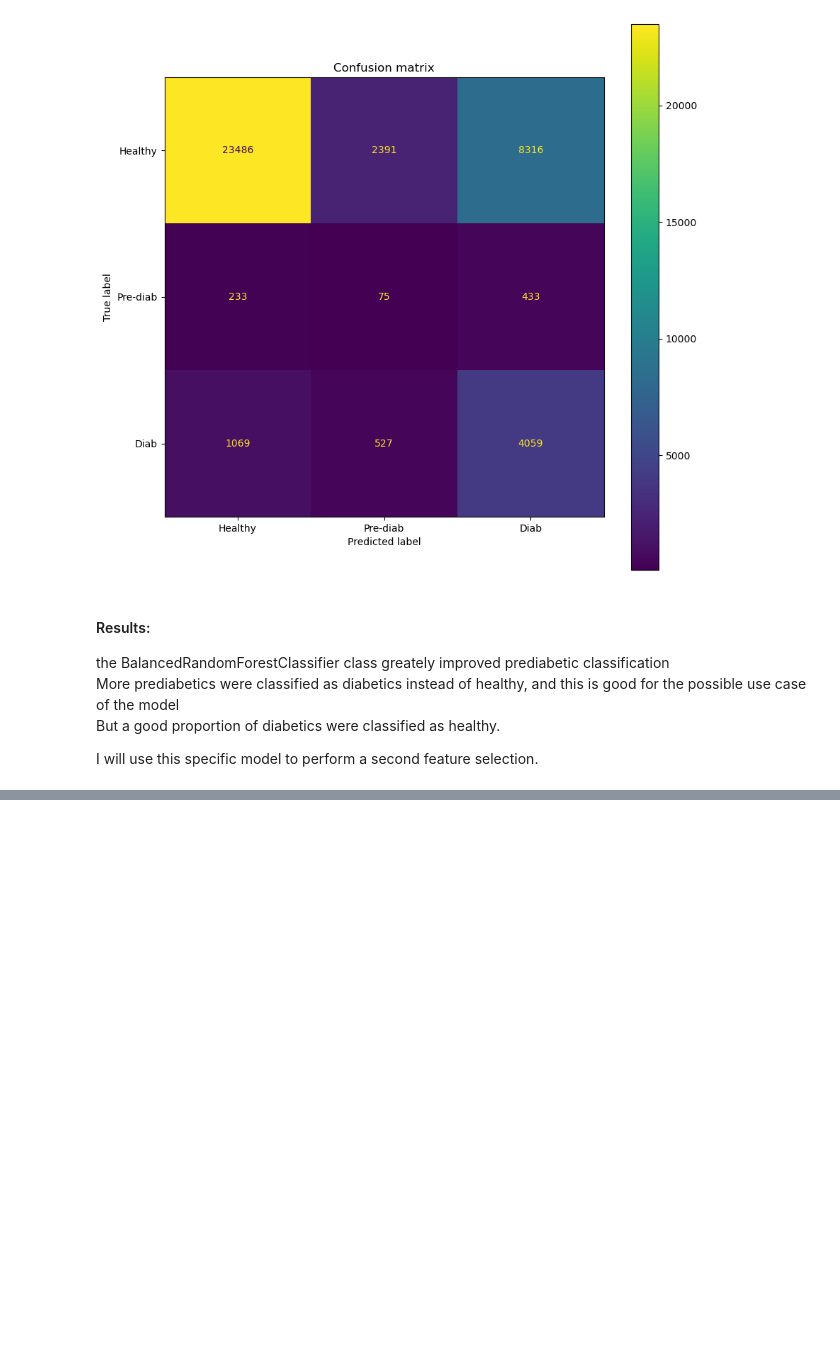
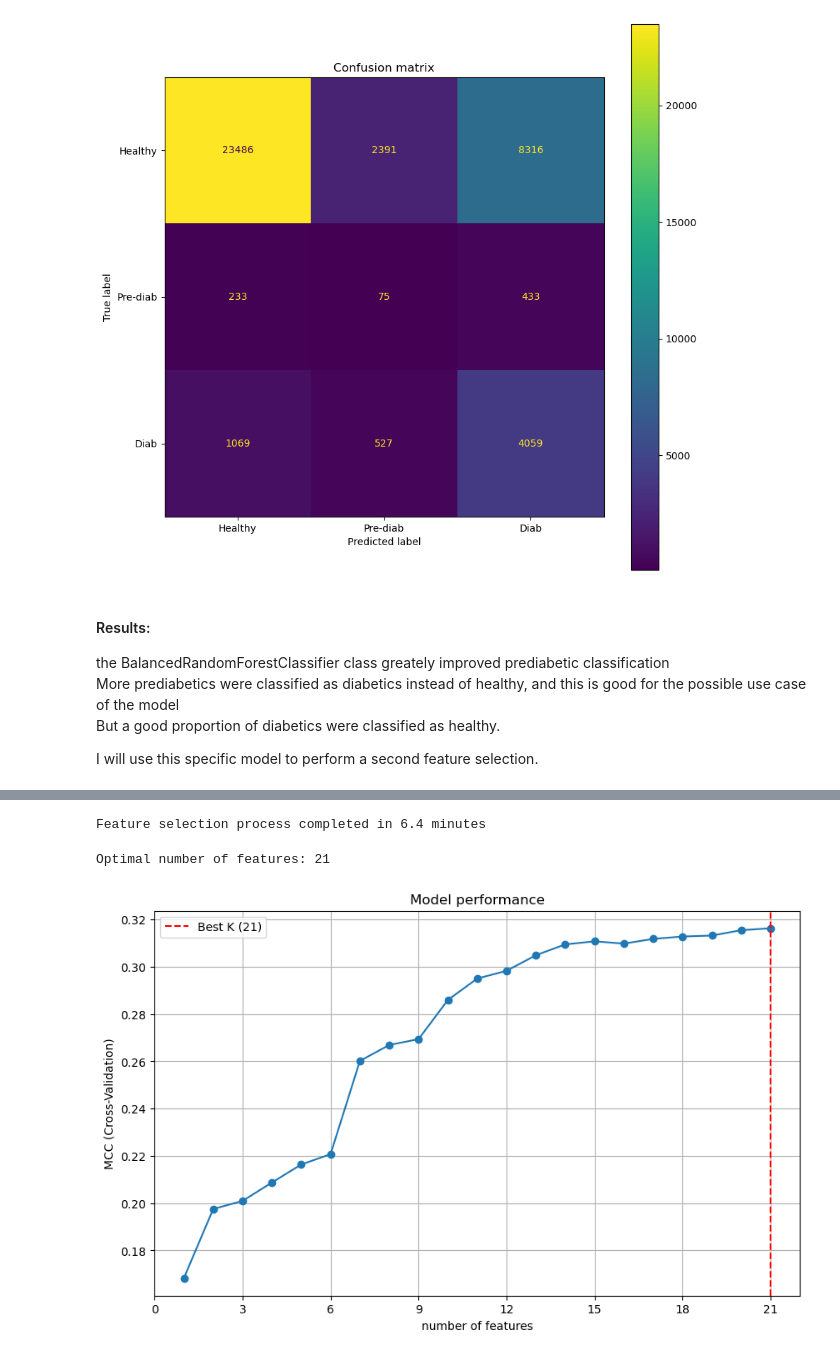
Before and after one commit to Mcentenaro/Diabetes_Risk_ML, a Jupyter notebook: class_imbalance.ipynb, the cells around one changed output, grey strips where cells are left out. Cells and saved outputs as stored; diff of their text form; code cells hidden in the pictures; blank space fills up the shorter version.

```diff
--- a/class_imbalance.ipynb
+++ b/class_imbalance.ipynb
@@ -160,0 +188,8 @@ I will use this specific model to perform a second feature selection.
+# %%
+start_time = time.time()
+
+bal_rfecv.fit(x_training, y_training)
+
+end_time = time.time()
+
+elapsed = end_time - start_time
@@ -160,0 +214,23 @@ I will use this specific model to perform a second feature selection.
+# %%
+print(f"Feature selection process completed in {elapsed/60:.1f} minutes")
+# %% [output]
+Feature selection process completed in 6.4 minutes
+# %%
+print(f"Optimal number of features: {bal_rfecv.n_features_}")
+
+n_features_range = range(1 , len(bal_rfecv.cv_results_['mean_test_score']) +1)
+scores = bal_rfecv.cv_results_['mean_test_score']
+
+plt.figure(figsize=(10, 6))
+plt.xlabel("number of features")
+plt.ylabel("MCC (Cross-Validation)")
+plt.plot(n_features_range, scores, marker='o')
+plt.axvline(bal_rfecv.n_features_, color='red', linestyle='--', label=f'Best K ({bal_rfecv.n_features_})')
+plt.title("Model performance")
+plt.gca().xaxis.set_major_locator(MaxNLocator(integer=True))
+plt.legend()
+plt.grid()
+plt.show()
+# %% [output]
+Optimal number of features: 21
+[figure, added]
```
Also changed, not shown: parts of 9 cells of this notebook, 2 other files.
